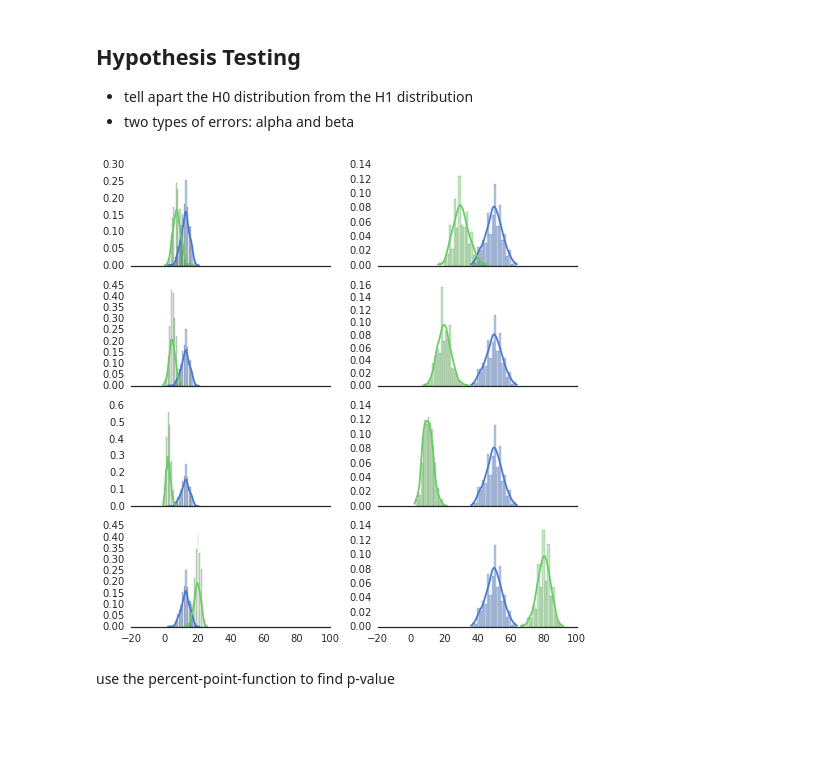
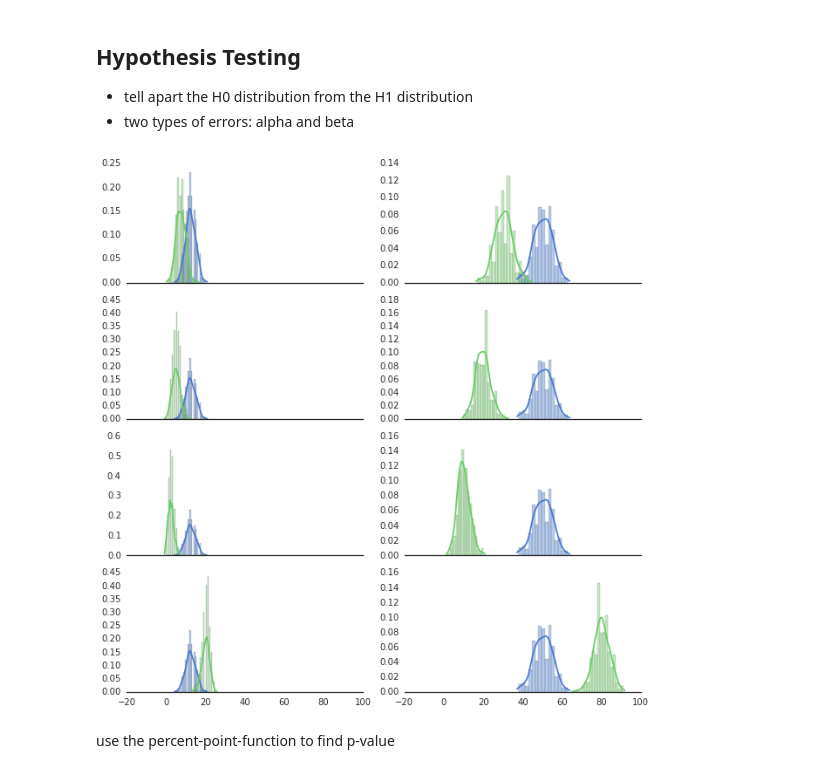
Before and after one commit to RawIron/data-hacks, a Jupyter notebook: binominal.ipynb, the cells around one changed output. Drawn from its saved outputs; the diff is of its cells as text; code cells hidden in the pictures; blank space fills up the shorter version.

```diff
--- a/binominal.ipynb
+++ b/binominal.ipynb
@@ -25,35 +25,35 @@ df.plot(kind='kde')
 import numpy as np
 from scipy import stats
 import seaborn as sns
 
 
 s1 = stats.binom(25, 0.5).rvs(500)
 s2 = stats.binom(100, 0.5).rvs(500)
 
 s = list(range(8))
 for ix, p in enumerate([0.3, 0.3, 0.2, 0.2, 0.1, 0.1, 0.8, 0.8]):
     if ix % 2 == 0:
         s[ix] = stats.binom(25, p).rvs(500)
     else:
         s[ix] = stats.binom(100, p).rvs(500)
 
 sns.set(style="white", palette="muted")
-f, axes = plt.subplots(4, 2, figsize=(7, 7), sharex=True)
+f, axes = plt.subplots(4, 2, figsize=(9, 9), sharex=True)
 sns.despine(left=True)
 
 b, g, r, p = sns.color_palette("muted", 4)
 
 for ix, cell in enumerate([(0,0), (0,1), (1,0), (1,1), (2,0), (2,1), (3,0), (3,1)]):
     if ix % 2 == 0:
         sns.distplot(s1, color=b, ax=axes[cell])
     else:
         sns.distplot(s2, color=b, ax=axes[cell])
     sns.distplot(s[ix], color=g, ax=axes[cell])
 
 plt.setp(axes)
 plt.tight_layout()
 # %% [output]
-[figure, old version]
+[figure, new version]
 # %% [markdown]
 use the percent-point-function to find p-value
 # %%
```
Also changed, not shown: parts of 3 cells of this notebook, 3 other files.
